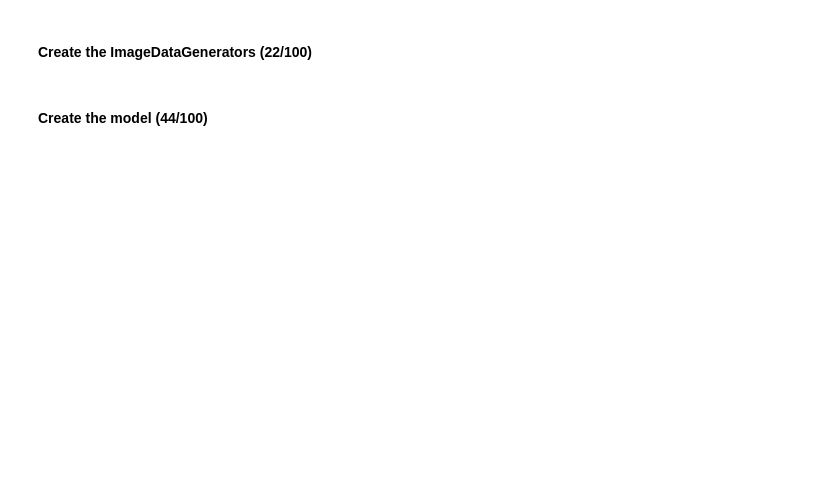
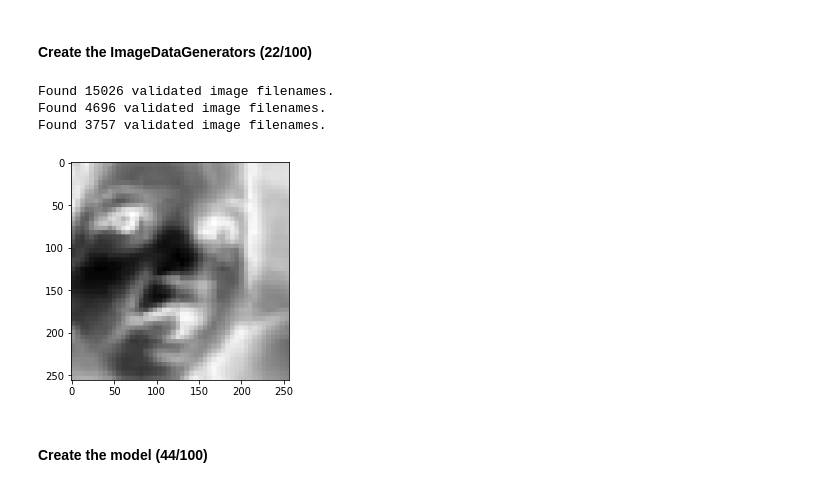
Before and after one commit to AdJansen/CSI4106A2, a Jupyter notebook: assignment_2_students.ipynb, the cells around one changed output. Saved outputs shown, nothing was run; the diff lists cells and outputs as text; code cells hidden in the pictures; blank space fills up the shorter version.

```diff
--- a/assignment_2_students.ipynb
+++ b/assignment_2_students.ipynb
@@ -90,8 +112,6 @@ train_img_gen = ImageDataGenerator(
     fill_mode='nearest',
     horizontal_flip=True,
     rescale=2
-
-
 )
 
 # use the method "flow_from_dataframe" from the "ImageDataGenerator" instance to link the image folder and the dataframe.
@@ -102,7 +122,7 @@ train_img_gen = ImageDataGenerator(
 # (5)
 # TODO
 
-train_img_gen.flow_from_dataframe(
+train_img_flow = train_img_gen.flow_from_dataframe(
     dfTrain,
     directory=r"./data/images/train/",
     x_col= "img_name",
@@ -128,43 +148,45 @@ test_img_gen = ImageDataGenerator(
     fill_mode='nearest',
     horizontal_flip=True,
     rescale=2
-
-
 )
 
-test_img_gen.flow_from_dataframe(
+test_img_imgs = test_img_gen.flow_from_dataframe(
     dfTest,
     directory=r"./data/images/test/",
     x_col= "img_name",
     y_col= ["age", "ethnicity", "gender"],
     batch_size=16,
     color_mode='grayscale',
     class_mode='multi_output',
     shuffle=False
 )
 
 # use the method "flow_from_dataframe" from the val_img_gen instance to link the test dataframe and the test data folder
 # In addition, make sure to specify the following arguments
 # class_mode='multi_output', color_mode='grayscale', shuffle=False
 # (5)
-# TODO
-val_df_flow = val_img_gen.flow_from_dataframe(
+val_img_flow = val_img_gen.flow_from_dataframe(
     dfVal,
     directory=r"./data/images/val/",
     x_col= "img_name",
     y_col= ["age", "ethnicity", "gender"],
     batch_size=16,
     color_mode='grayscale',
     class_mode='multi_output',
     shuffle=False
 )
 
 # enumerate through the validation data generator created above and plot first grayscale image
 # (2)
-for i, element in enumerate(val_df_flow):
+for i, element in enumerate(val_img_flow):
     plt.imshow(element[0][0],cmap=plt.cm.binary)
     plt.show()
     break
+# %% [output]
+Found 15026 validated image filenames.
+Found 4696 validated image filenames.
+Found 3757 validated image filenames.
+[figure, added]
 # %% [markdown]
 #### Create the model (44/100)
 # %%
```
Also changed, not shown: parts of 3 cells of this notebook, 1 other file.
